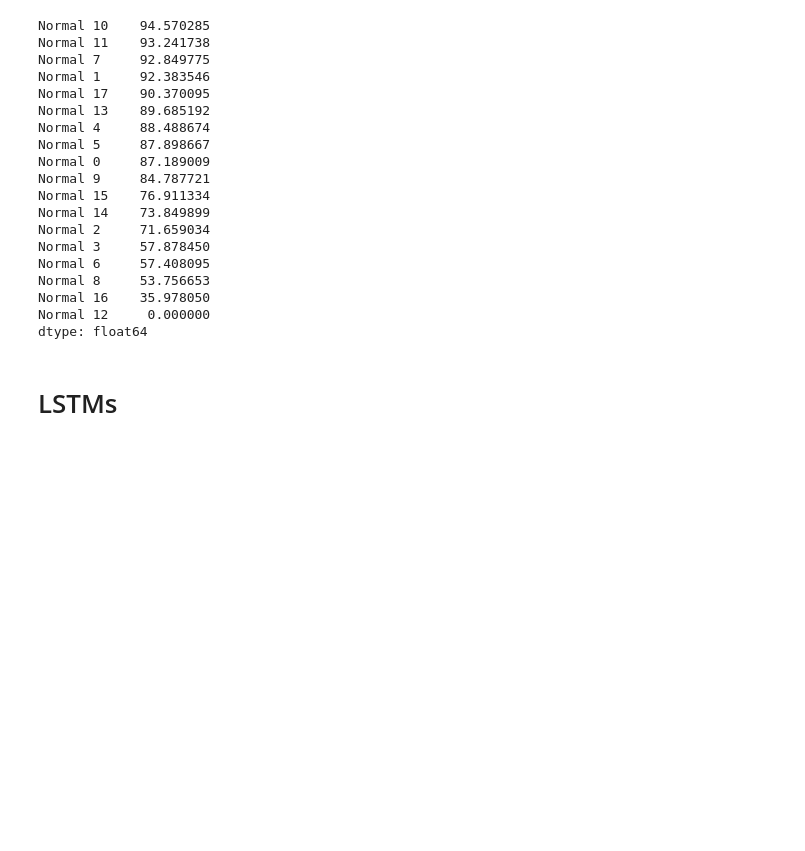
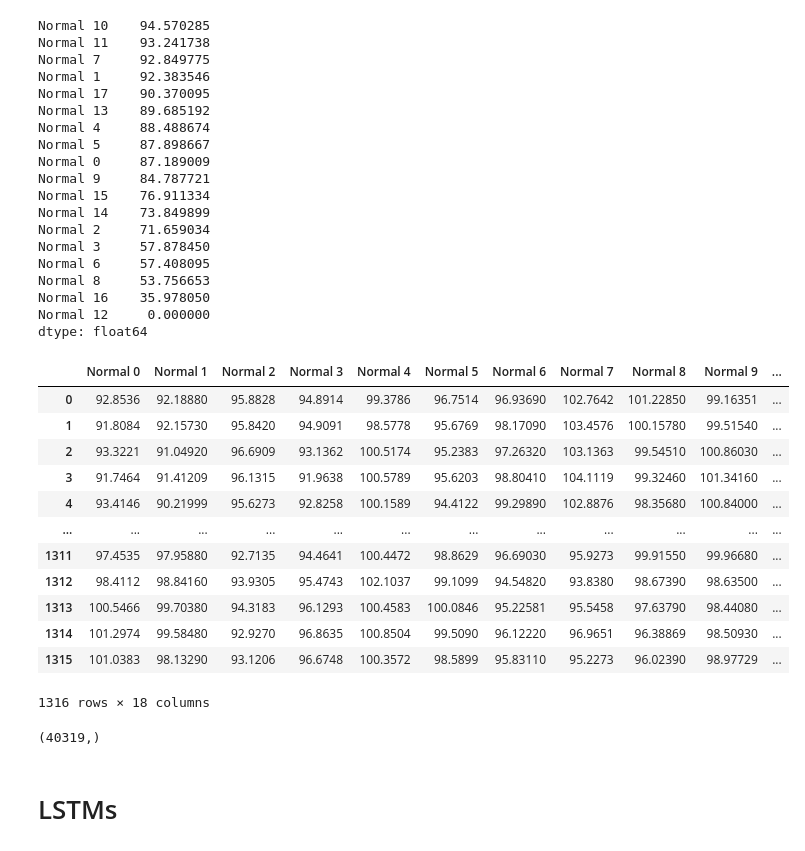
Before and after one commit to LucasTramonte/Radiological-pollution-monitoring-anomaly-detection, a Jupyter notebook: main.ipynb, the cells around one changed output. Cells and saved outputs as stored; diff of their text form; code cells hidden in the pictures; blank space fills up the shorter version.

```diff
--- a/main.ipynb
+++ b/main.ipynb
@@ -351,6 +387,38 @@ Normal 8     53.756653
 Normal 16    35.978050
 Normal 12     0.000000
 dtype: float64
+# %%
+def remove_trailing_nans(df):
+    for col in df.columns:
+
+        last_valid_index = df[col].last_valid_index()
+        df = df[:last_valid_index + 1]
+
+    return df
+
+df_cleaned = remove_trailing_nans(df)
+
+df = df_cleaned.apply(lambda col: col.fillna(col.median()))
+# %%
+df
+# %% [output]
+|  | Normal 0 | Normal 1 | Normal 2 | Normal 3 | Normal 4 | Normal 5 | Normal 6 | Normal 7 | Normal 8 | Normal 9 | ... |
+| 0 | 92.8536 | 92.18880 | 95.8828 | 94.8914 | 99.3786 | 96.7514 | 96.93690 | 102.7642 | 101.22850 | 99.16351 | ... |
+| 1 | 91.8084 | 92.15730 | 95.8420 | 94.9091 | 98.5778 | 95.6769 | 98.17090 | 103.4576 | 100.15780 | 99.51540 | ... |
+| 2 | 93.3221 | 91.04920 | 96.6909 | 93.1362 | 100.5174 | 95.2383 | 97.26320 | 103.1363 | 99.54510 | 100.86030 | ... |
+| 3 | 91.7464 | 91.41209 | 96.1315 | 91.9638 | 100.5789 | 95.6203 | 98.80410 | 104.1119 | 99.32460 | 101.34160 | ... |
+| 4 | 93.4146 | 90.21999 | 95.6273 | 92.8258 | 100.1589 | 94.4122 | 99.29890 | 102.8876 | 98.35680 | 100.84000 | ... |
+| ... | ... | ... | ... | ... | ... | ... | ... | ... | ... | ... | ... |
+| 1311 | 97.4535 | 97.95880 | 92.7135 | 94.4641 | 100.4472 | 98.8629 | 96.69030 | 95.9273 | 99.91550 | 99.96680 | ... |
+| 1312 | 98.4112 | 98.84160 | 93.9305 | 95.4743 | 102.1037 | 99.1099 | 94.54820 | 93.8380 | 98.67390 | 98.63500 | ... |
+| 1313 | 100.5466 | 99.70380 | 94.3183 | 96.1293 | 100.4583 | 100.0846 | 95.22581 | 95.5458 | 97.63790 | 98.44080 | ... |
+| 1314 | 101.2974 | 99.58480 | 92.9270 | 96.8635 | 100.8504 | 99.5090 | 96.12220 | 96.9651 | 96.38869 | 98.50930 | ... |
+| 1315 | 101.0383 | 98.13290 | 93.1206 | 96.6748 | 100.3572 | 98.5899 | 95.83110 | 95.2273 | 96.02390 | 98.97729 | ... |
+1316 rows × 18 columns
+# %%
+X_test.shape
+# %% [output]
+(40319,)
 # %% [markdown]
 # LSTMs
 # %%
```
Also changed, not shown: parts of 7 cells of this notebook, 1 other file.
